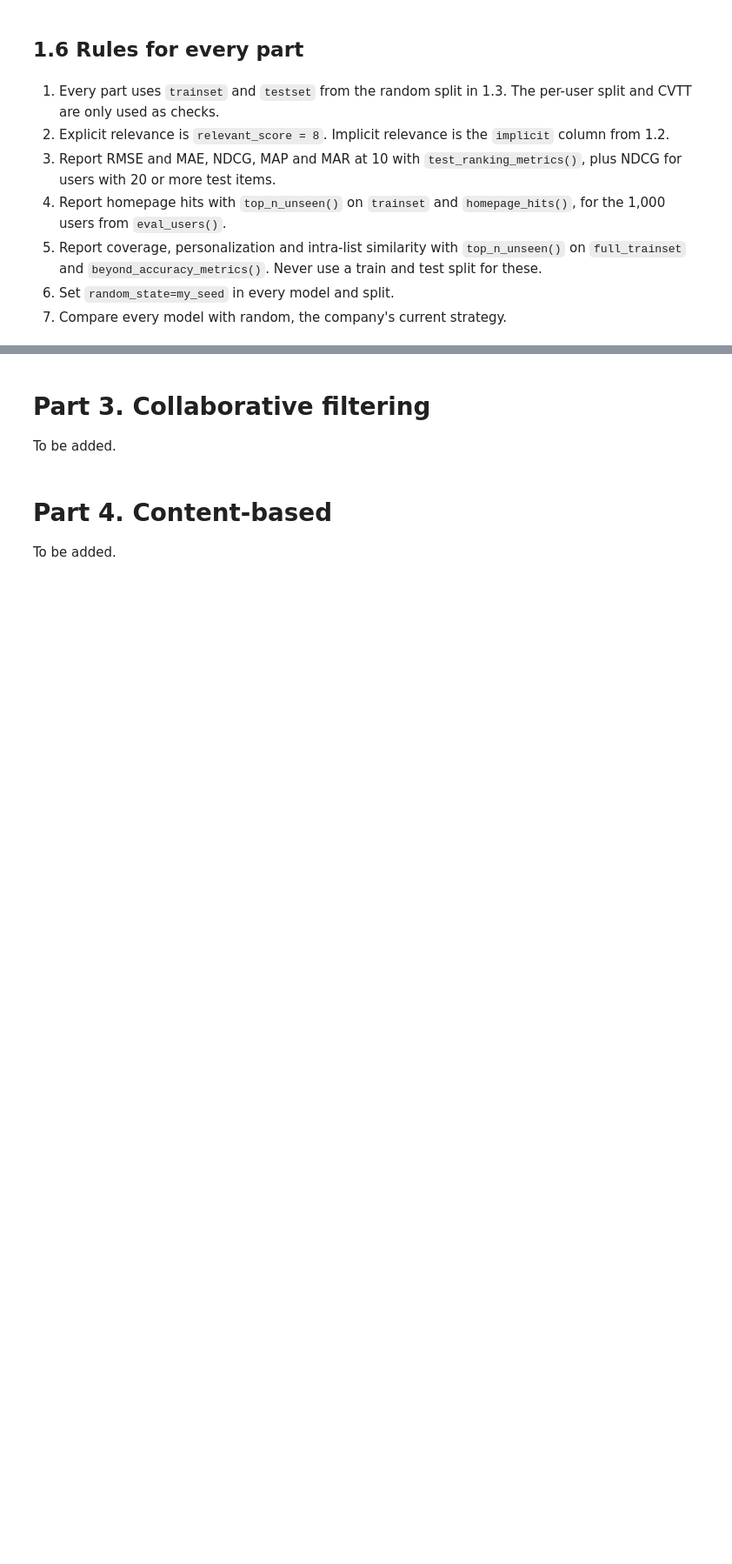
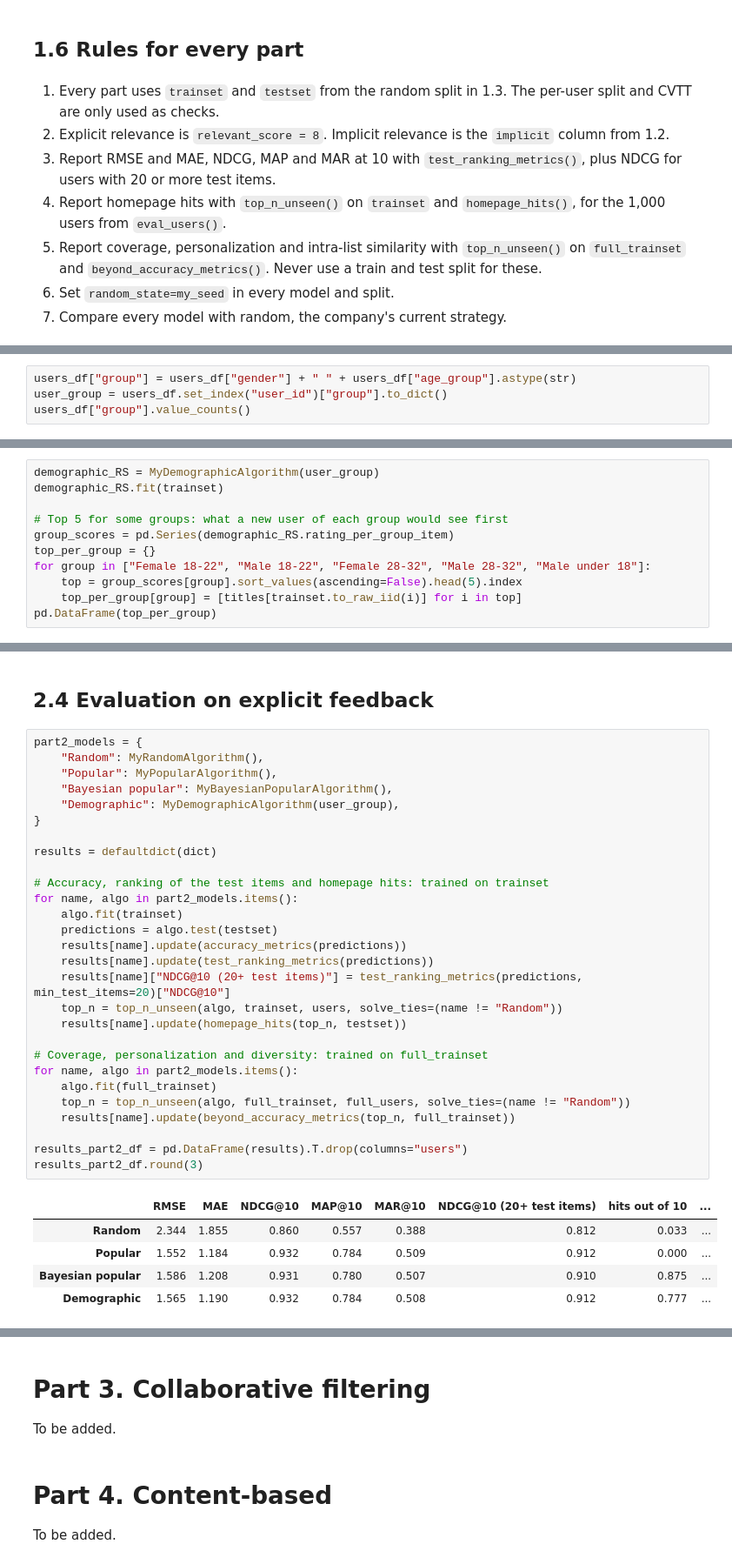
Before and after one commit to estellearnander/recsys_group_project, a Jupyter notebook: notebooks/03_recommenders.ipynb, the cells around one changed output, grey strips where cells are left out. Shown at 87% size. Cells and saved outputs as stored; diff of their text form; blank space fills up the shorter version.

Commit message:
Part 2: non-personalized recommenders

```diff
--- a/notebooks/03_recommenders.ipynb
+++ b/notebooks/03_recommenders.ipynb
@@ -410,0 +528,4 @@ To be added.
+# %%
+users_df["group"] = users_df["gender"] + " " + users_df["age_group"].astype(str)
+user_group = users_df.set_index("user_id")["group"].to_dict()
+users_df["group"].value_counts()
@@ -410,0 +579,11 @@ To be added.
+# %%
+demographic_RS = MyDemographicAlgorithm(user_group)
+demographic_RS.fit(trainset)
+
+# Top 5 for some groups: what a new user of each group would see first
+group_scores = pd.Series(demographic_RS.rating_per_group_item)
+top_per_group = {}
+for group in ["Female 18-22", "Male 18-22", "Female 28-32", "Male 28-32", "Male under 18"]:
+    top = group_scores[group].sort_values(ascending=False).head(5).index
+    top_per_group[group] = [titles[trainset.to_raw_iid(i)] for i in top]
+pd.DataFrame(top_per_group)
@@ -410,0 +605,36 @@ To be added.
+# %% [markdown]
+## 2.4 Evaluation on explicit feedback
+# %%
+part2_models = {
+    "Random": MyRandomAlgorithm(),
+    "Popular": MyPopularAlgorithm(),
+    "Bayesian popular": MyBayesianPopularAlgorithm(),
+    "Demographic": MyDemographicAlgorithm(user_group),
+}
+
+results = defaultdict(dict)
+
+# Accuracy, ranking of the test items and homepage hits: trained on trainset
+for name, algo in part2_models.items():
+    algo.fit(trainset)
+    predictions = algo.test(testset)
+    results[name].update(accuracy_metrics(predictions))
+    results[name].update(test_ranking_metrics(predictions))
+    results[name]["NDCG@10 (20+ test items)"] = test_ranking_metrics(predictions, min_test_items=20)["NDCG@10"]
+    top_n = top_n_unseen(algo, trainset, users, solve_ties=(name != "Random"))
+    results[name].update(homepage_hits(top_n, testset))
+
+# Coverage, personalization and diversity: trained on full_trainset
+for name, algo in part2_models.items():
+    algo.fit(full_trainset)
+    top_n = top_n_unseen(algo, full_trainset, full_users, solve_ties=(name != "Random"))
+    results[name].update(beyond_accuracy_metrics(top_n, full_trainset))
+
+results_part2_df = pd.DataFrame(results).T.drop(columns="users")
+results_part2_df.round(3)
+# %% [output]
+|  | RMSE | MAE | NDCG@10 | MAP@10 | MAR@10 | NDCG@10 (20+ test items) | hits out of 10 | ... |
+| Random | 2.344 | 1.855 | 0.860 | 0.557 | 0.388 | 0.812 | 0.033 | ... |
+| Popular | 1.552 | 1.184 | 0.932 | 0.784 | 0.509 | 0.912 | 0.000 | ... |
+| Bayesian popular | 1.586 | 1.208 | 0.931 | 0.780 | 0.507 | 0.910 | 0.875 | ... |
+| Demographic | 1.565 | 1.190 | 0.932 | 0.784 | 0.508 | 0.912 | 0.777 | ... |
```
Also changed, not shown: parts of 26 cells of this notebook, 3 other files.
